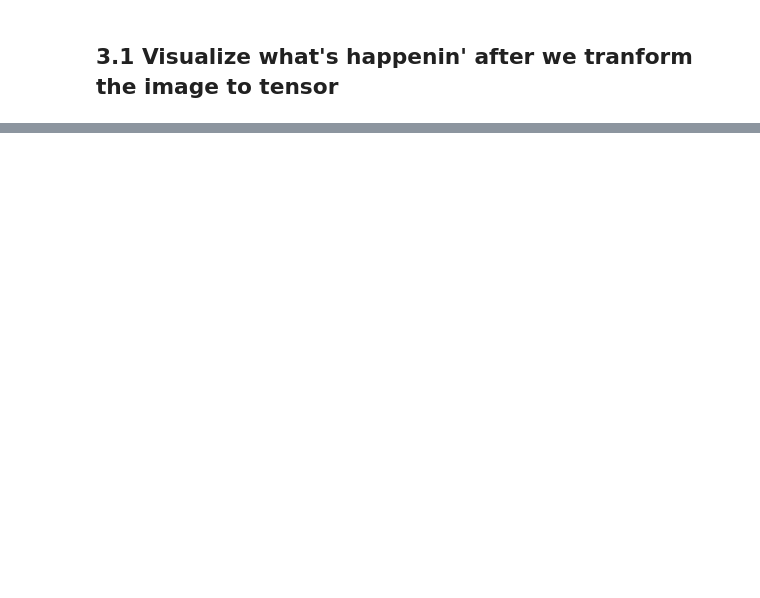
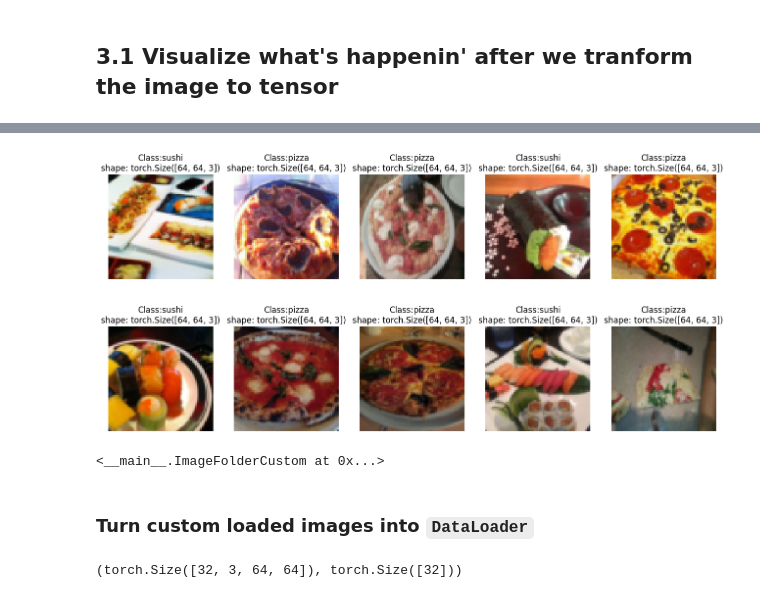
Before and after one commit to KeahiXie/pytorchTutorial, a Jupyter notebook: 04_pytoch_custom_datasets.ipynb, the cells around one changed output, grey strips where cells are left out. Drawn from its saved outputs; the diff is of its cells as text; code cells hidden in the pictures; blank space fills up the shorter version.

```diff
--- a/04_pytoch_custom_datasets.ipynb
+++ b/04_pytoch_custom_datasets.ipynb
@@ -194,0 +474,20 @@ plot_transform_image(image_path_list,
+# %%
+# Display random images from the ImageFolder Created Dataset
+display_random_images(train_data,
+                      n=5,
+                      classes=class_names,
+                      seed=42
+                      )
+display_random_images(train_data_custom,
+                      n=5,
+                      classes=class_names,
+                      seed=42)
+# %% [output]
+[figure, added]
+[figure, added]
+# %%
+train_data_custom
+# %% [output]
+<__main__.ImageFolderCustom at 0x...>
+# %% [markdown]
+### Turn custom loaded images into `DataLoader`
@@ -194,0 +507,6 @@ plot_transform_image(image_path_list,
+# %%
+img_custom, label_custom = next(iter(train_dataloader_custom))
+
+img_custom.shape, label_custom.shape
+# %% [output]
+(torch.Size([32, 3, 64, 64]), torch.Size([32]))
```
Also changed, not shown: parts of 31 cells of this notebook.
